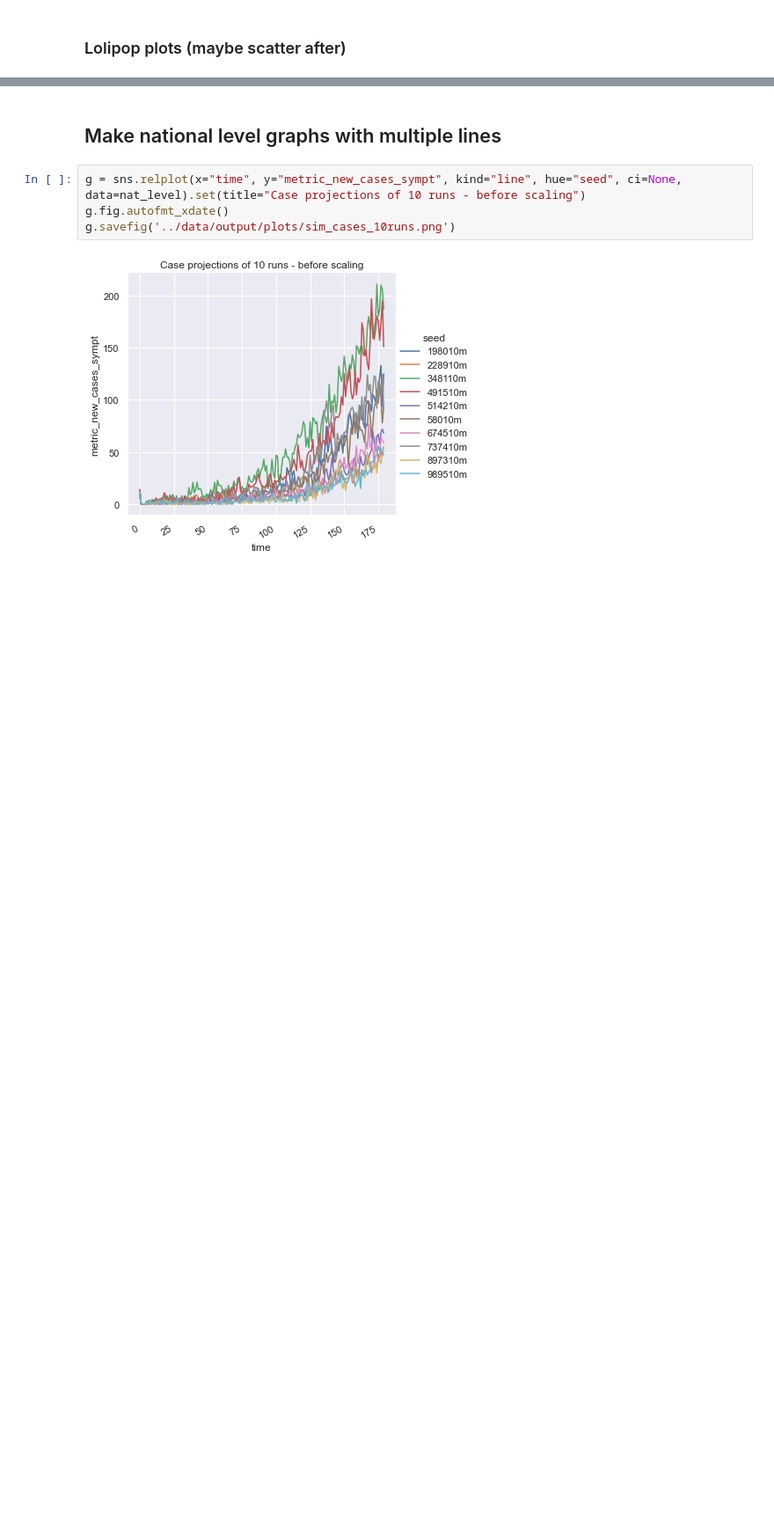
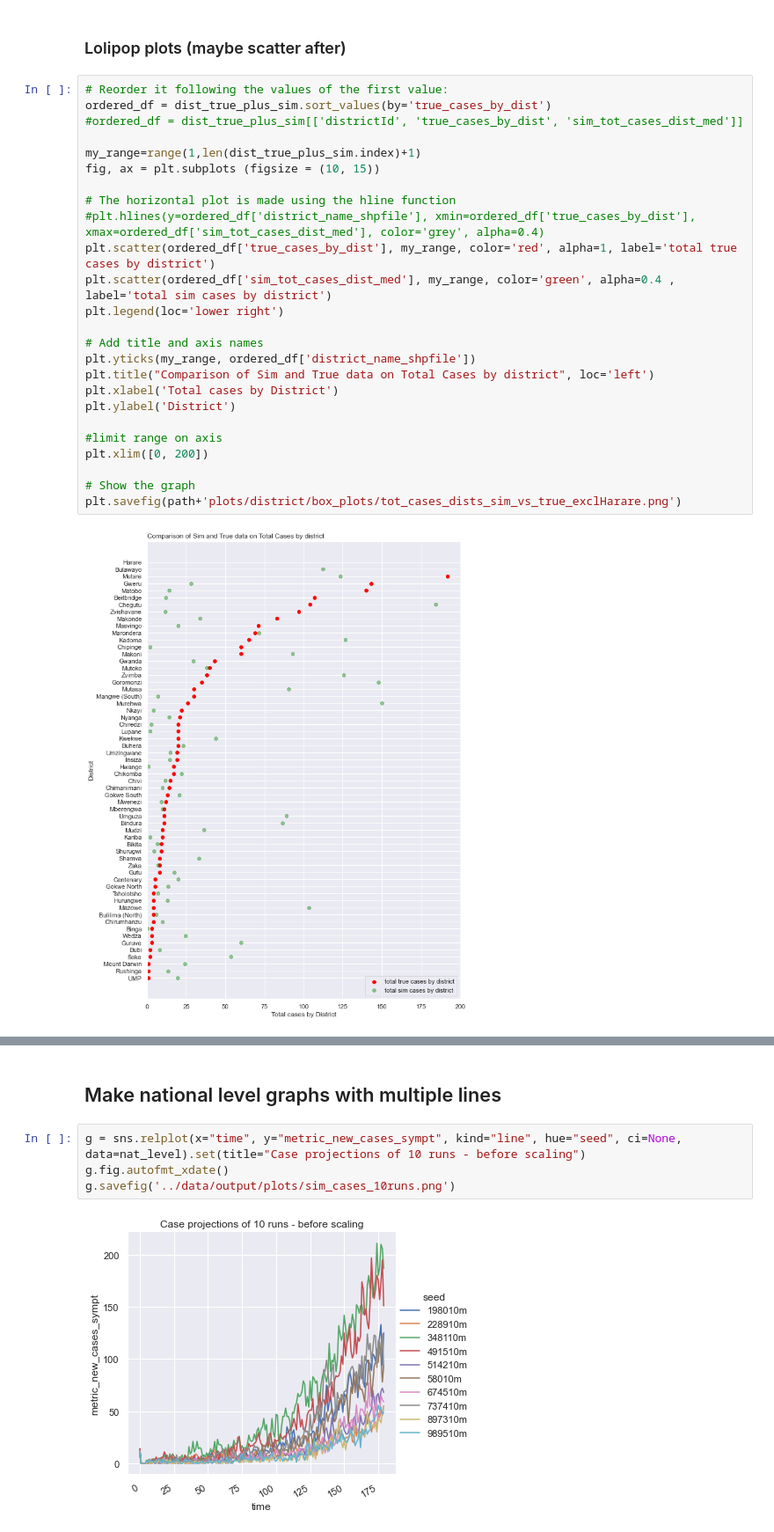
Before and after one commit to dime-worldbank/Disease-Modelling-SSA, a Jupyter notebook: notebooks/Sensitivity_analysis.ipynb, the cells around one changed output, grey strips where cells are left out. Shown at 88% size. Drawn from its saved outputs; the diff is of its cells as text; blank space fills up the shorter version.

```diff
--- a/notebooks/Sensitivity_analysis.ipynb
+++ b/notebooks/Sensitivity_analysis.ipynb
@@ -161,4 +158,31 @@ dist_true_plus_sim.describe()
 # %% [markdown]
 ### Lolipop plots  (maybe scatter after)
+# %%
+# Reorder it following the values of the first value:
+ordered_df = dist_true_plus_sim.sort_values(by='true_cases_by_dist')
+#ordered_df = dist_true_plus_sim[['districtId', 'true_cases_by_dist', 'sim_tot_cases_dist_med']]
+
+my_range=range(1,len(dist_true_plus_sim.index)+1)
+fig, ax = plt.subplots (figsize = (10, 15))
+
+# The horizontal plot is made using the hline function
+#plt.hlines(y=ordered_df['district_name_shpfile'], xmin=ordered_df['true_cases_by_dist'], xmax=ordered_df['sim_tot_cases_dist_med'], color='grey', alpha=0.4)
+plt.scatter(ordered_df['true_cases_by_dist'], my_range, color='red', alpha=1, label='total true cases by district')
+plt.scatter(ordered_df['sim_tot_cases_dist_med'], my_range, color='green', alpha=0.4 , label='total sim cases by district')
+plt.legend(loc='lower right')
+
+# Add title and axis names
+plt.yticks(my_range, ordered_df['district_name_shpfile'])
+plt.title("Comparison of Sim and True data on Total Cases by district", loc='left')
+plt.xlabel('Total cases by District')
+plt.ylabel('District')
+
+#limit range on axis
+plt.xlim([0, 200])
+
+# Show the graph
+plt.savefig(path+'plots/district/box_plots/tot_cases_dists_sim_vs_true_exclHarare.png')
+# %% [output]
+[figure, added]
 # %%
 # Reorder it following the values of the first value:
```
Also changed, not shown: parts of 3 cells of this notebook, 1 other file.
